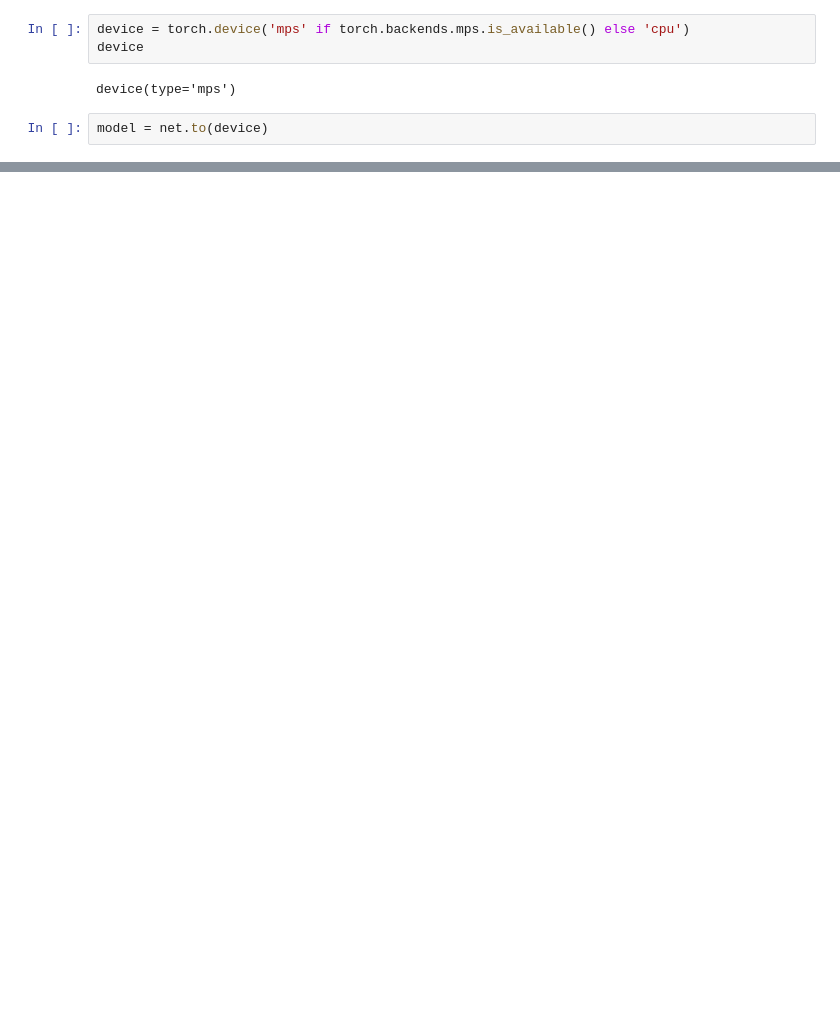
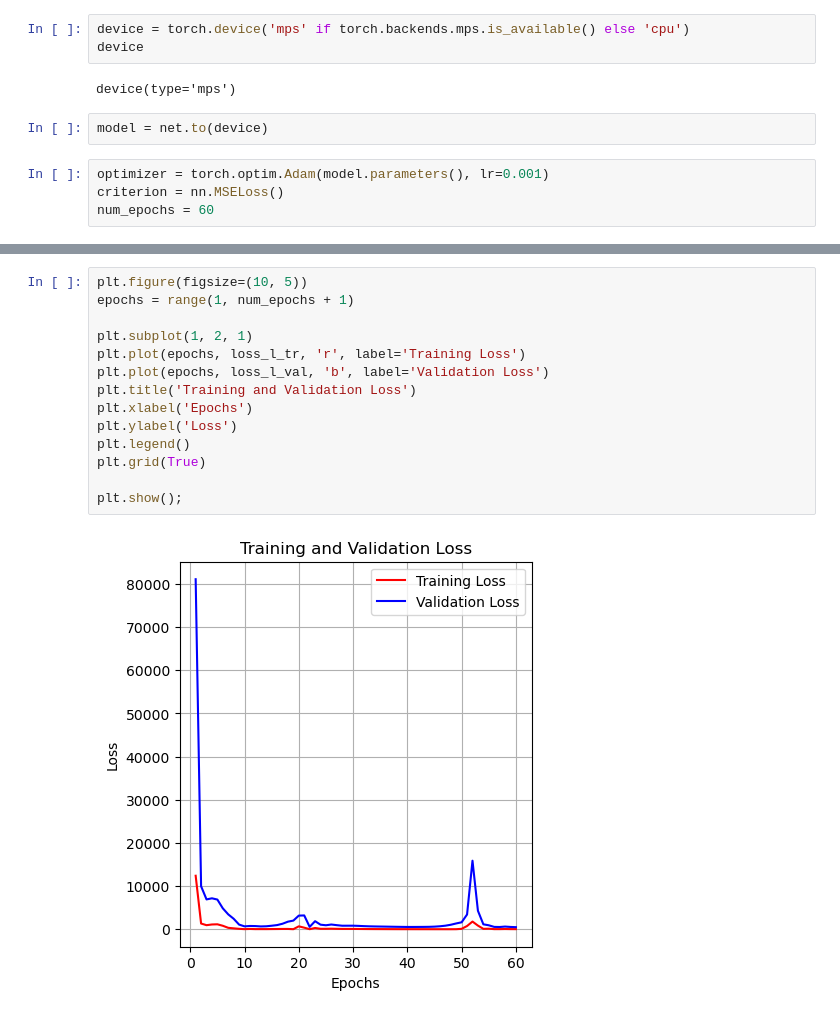
Before and after one commit to JaneAmi/Data_DL, a Jupyter notebook: HW4.ipynb, the cells around one changed output, grey strips where cells are left out. Cells and saved outputs as stored; diff of their text form; blank space fills up the shorter version.

```diff
--- a/HW4.ipynb
+++ b/HW4.ipynb
@@ -217,3 +283,7 @@ device
 device(type='mps')
 # %%
 model = net.to(device)
+# %%
+optimizer = torch.optim.Adam(model.parameters(), lr=0.001)
+criterion = nn.MSELoss()
+num_epochs = 60
@@ -220,3 +376,19 @@ model = net.to(device)
+# %%
+plt.figure(figsize=(10, 5))
+epochs = range(1, num_epochs + 1)
+
+plt.subplot(1, 2, 1)
+plt.plot(epochs, loss_l_tr, 'r', label='Training Loss')
+plt.plot(epochs, loss_l_val, 'b', label='Validation Loss')
+plt.title('Training and Validation Loss')
+plt.xlabel('Epochs')
+plt.ylabel('Loss')
+plt.legend()
+plt.grid(True)
+
+plt.show();
+# %% [output]
+[figure, added]
 # %%
 optimizer = torch.optim.Adam(model.parameters(), lr=0.001)
 criterion = nn.MSELoss()
```
Also changed, not shown: parts of 13 cells of this notebook.
